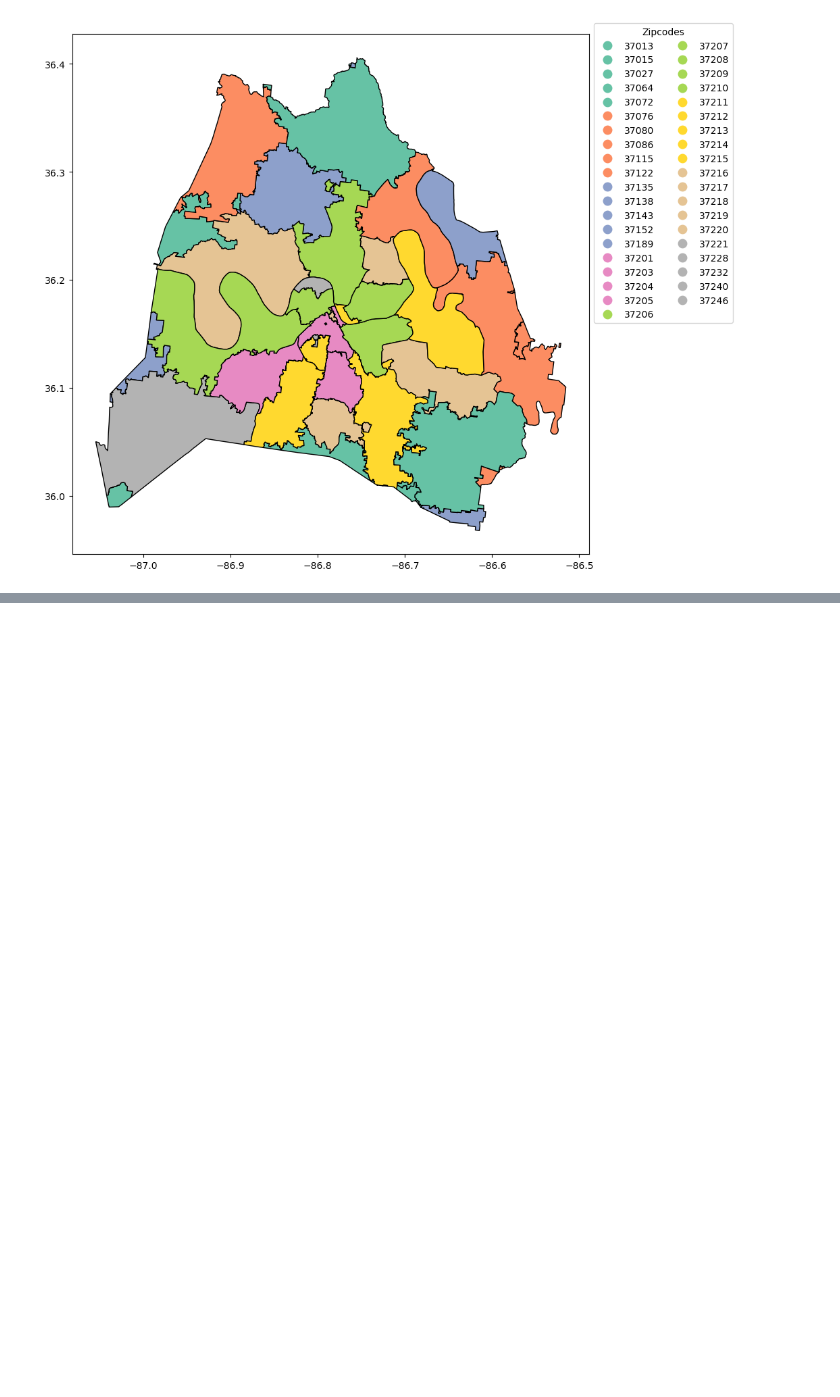
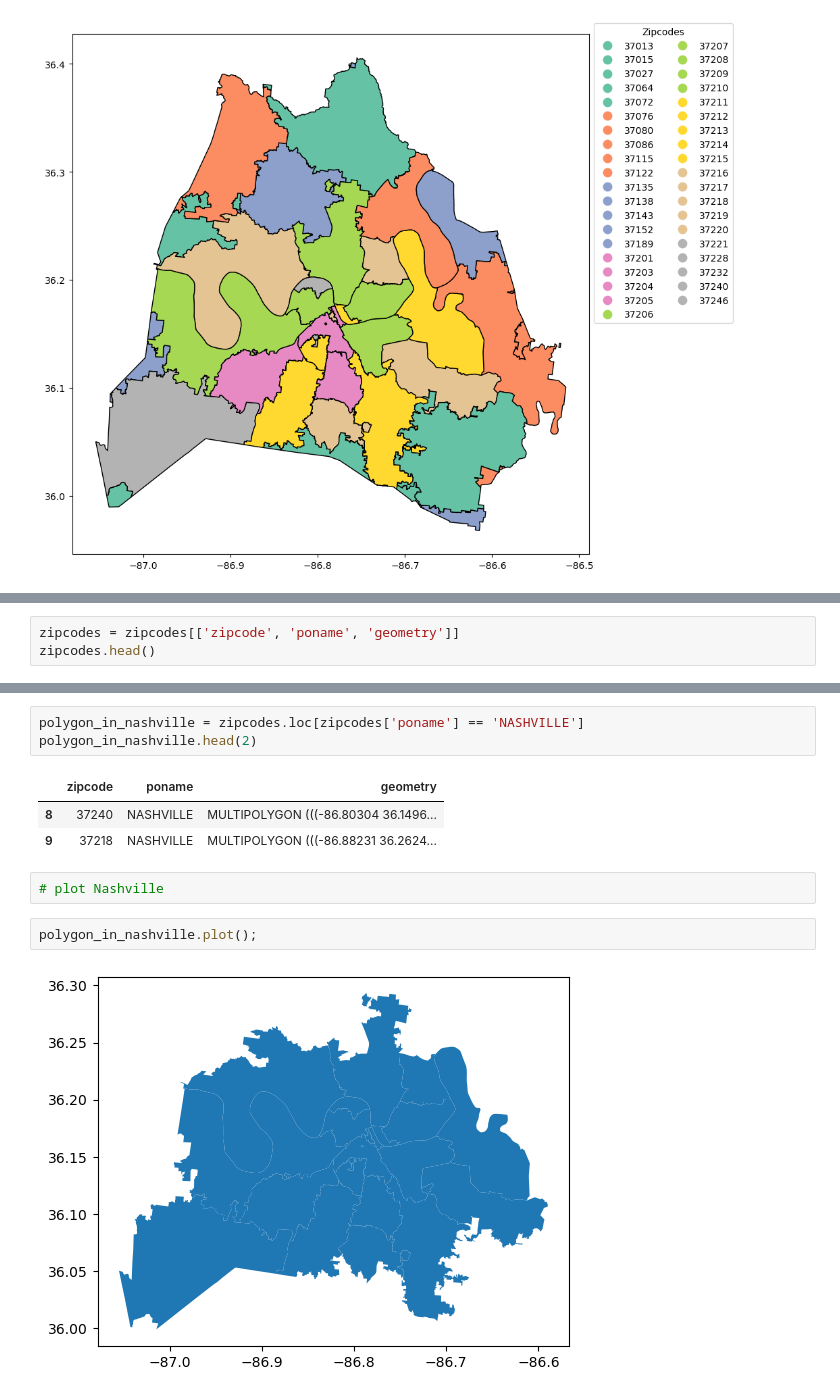
Before and after one commit to NSS-Full-Time-Data-Analytics-11/nashville-scooters-patches, a Jupyter notebook: notebook/scooters geospatial proj.ipynb, the cells around one changed output, grey strips where cells are left out. Drawn from its saved outputs; the diff is of its cells as text; blank space fills up the shorter version.

```diff
--- a/notebook/scooters geospatial proj.ipynb
+++ b/notebook/scooters geospatial proj.ipynb
@@ -36,0 +116,3 @@ plt.show()
+# %%
+zipcodes = zipcodes[['zipcode', 'poname', 'geometry']]
+zipcodes.head()
@@ -36,0 +126,13 @@ plt.show()
+# %%
+polygon_in_nashville = zipcodes.loc[zipcodes['poname'] == 'NASHVILLE']
+polygon_in_nashville.head(2)
+# %% [output]
+|  | zipcode | poname | geometry |
+| 8 | 37240 | NASHVILLE | MULTIPOLYGON (((-86.80304 36.1496... |
+| 9 | 37218 | NASHVILLE | MULTIPOLYGON (((-86.88231 36.2624... |
+# %%
+# plot Nashville
+# %%
+polygon_in_nashville.plot();
+# %% [output]
+[figure, added]
```
Also changed, not shown: parts of 22 cells of this notebook, 1 other file.
